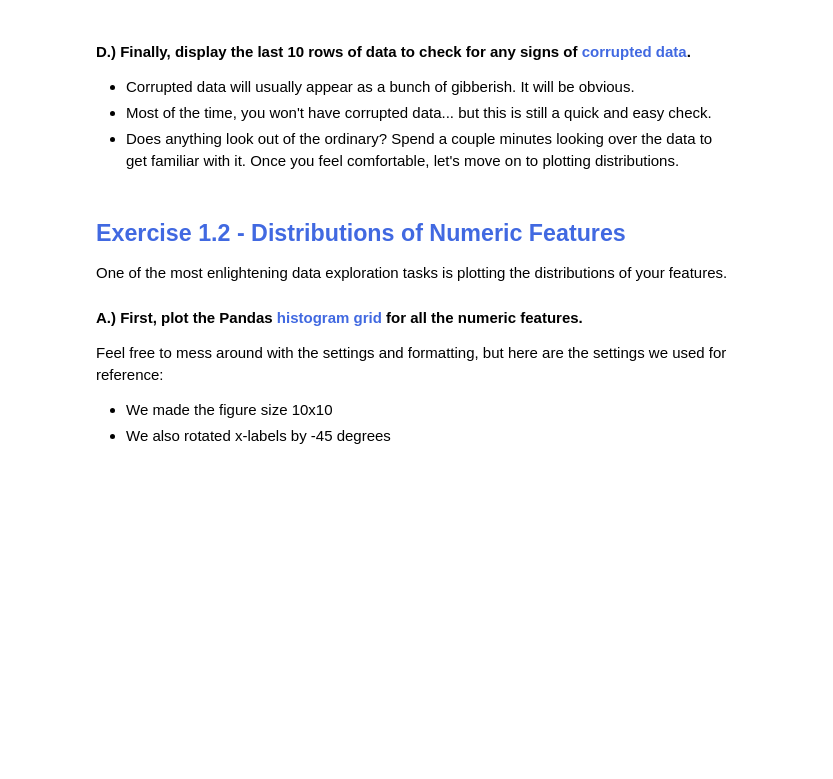
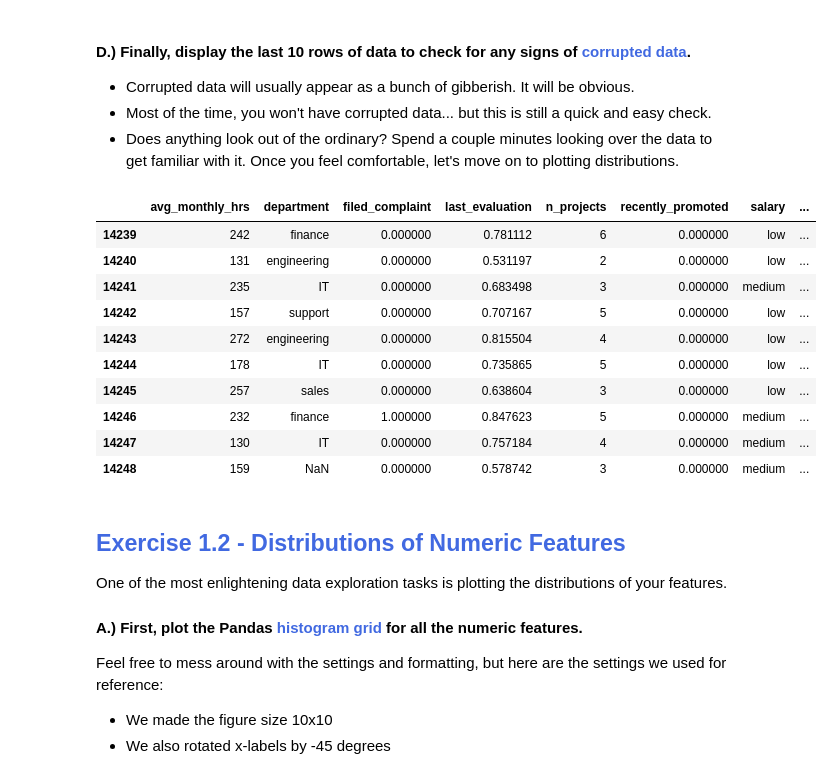
Before and after one commit to tundeiness/Chief-People-Officer, a Jupyter notebook: 1 - Workbook - Exploratory Analysis Plus.ipynb, the cells around one changed output. Drawn from its saved outputs; the diff is of its cells as text; code cells hidden in the pictures; blank space fills up the shorter version.

Commit message:
display last 10 rows of data

```diff
--- a/1 - Workbook - Exploratory Analysis Plus.ipynb
+++ b/1 - Workbook - Exploratory Analysis Plus.ipynb
@@ -427,6 +427,20 @@ df.head(10)
 * Corrupted data will usually appear as a bunch of gibberish. It will be obvious.
 * Most of the time, you won't have corrupted data... but this is still a quick and easy check.
 * Does anything look out of the ordinary? Spend a couple minutes looking over the data to get familiar with it. Once you feel comfortable, let's move on to plotting distributions.
+# %%
+df.tail(10)
+# %% [output]
+|  | avg_monthly_hrs | department | filed_complaint | last_evaluation | n_projects | recently_promoted | salary | ... |
+| 14239 | 242 | finance | 0.000000 | 0.781112 | 6 | 0.000000 | low | ... |
+| 14240 | 131 | engineering | 0.000000 | 0.531197 | 2 | 0.000000 | low | ... |
+| 14241 | 235 | IT | 0.000000 | 0.683498 | 3 | 0.000000 | medium | ... |
+| 14242 | 157 | support | 0.000000 | 0.707167 | 5 | 0.000000 | low | ... |
+| 14243 | 272 | engineering | 0.000000 | 0.815504 | 4 | 0.000000 | low | ... |
+| 14244 | 178 | IT | 0.000000 | 0.735865 | 5 | 0.000000 | low | ... |
+| 14245 | 257 | sales | 0.000000 | 0.638604 | 3 | 0.000000 | low | ... |
+| 14246 | 232 | finance | 1.000000 | 0.847623 | 5 | 0.000000 | medium | ... |
+| 14247 | 130 | IT | 0.000000 | 0.757184 | 4 | 0.000000 | medium | ... |
+| 14248 | 159 | NaN | 0.000000 | 0.578742 | 3 | 0.000000 | medium | ... |
 # %% [markdown]
 ## <span style="color:RoyalBlue">Exercise 1.2 - Distributions of Numeric Features</span>
 
```
